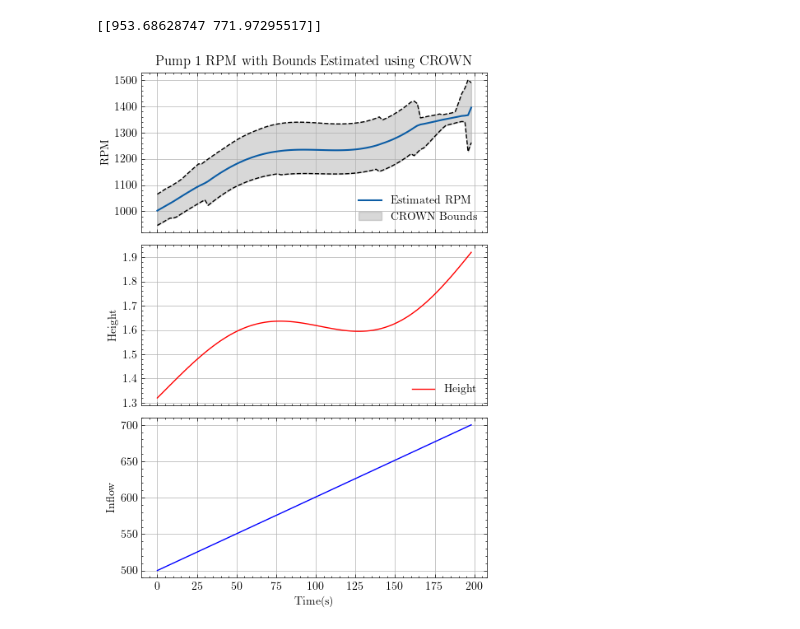
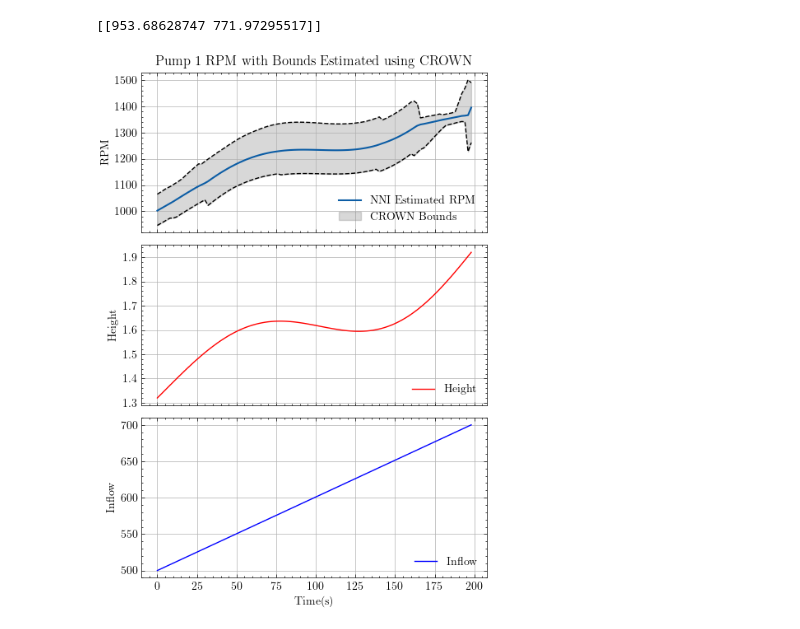
Before and after one commit to alquat/nni_verification, a Jupyter notebook: mpc_imitator_verification.ipynb, the cells around one changed output. Drawn from its saved outputs; the diff is of its cells as text; code cells hidden in the pictures.

```diff
--- a/mpc_imitator_verification.ipynb
+++ b/mpc_imitator_verification.ipynb
@@ -99,35 +97,35 @@ df_p2 = results_df[results_df["pump label"] == "pump2"]
 fig, (ax1, ax2, ax3) = plt.subplots(3, 1, figsize=(5, 7), sharex=True)
 
 # Plot Pump 1 RPM with Bounds
-ax1.plot(df_p1["pump_rpm estimated"], label="Estimated RPM", linewidth=1.5)
+ax1.plot(df_p1["pump_rpm estimated"], label="NNI Estimated RPM", linewidth=1.5)
 ax1.plot(df_p1["lower_bound"], color="black", linestyle='dashed')
 ax1.plot(df_p1["upper_bound"], color="black", linestyle='dashed')
 ax1.fill_between(df_p1.index, df_p1["lower_bound"], df_p1["upper_bound"], color="grey",alpha=0.3, label="CROWN Bounds")
 ax1.set_xlabel("")
 ax1.set_ylabel("RPM")
 ax1.set_title("Pump 1 RPM with Bounds Estimated using CROWN")
 ax1.legend(loc="lower right")
 ax1.grid()
 
 # Plot Height
 ax2.plot(df_p1["height"], color="red", label="Height")
 ax2.set_xlabel("")
 ax2.set_ylabel("Height")
 ax2.legend(loc="lower right")
 ax2.grid()
 
 # Plot Inflow
 # Create a twin Axes sharing the x-axis with ax2
 ax3.plot(df_p1["inflow"], color="blue", label="Inflow")
 ax3.set_ylabel("Inflow")
 ax3.set_xlabel("Time(s)")
-ax2.legend(loc="lower right")
+ax3.legend(loc="lower right")
 ax3.grid()
 
 plt.tight_layout()  # Adjust the spacing between subplots
 
 # Save the plot in PDF format with high quality
 plt.savefig("plot.pdf", dpi=300)
 plt.show()
 # %% [output]
-[figure, old version]
+[figure, new version]
```
Also changed, not shown: parts of 1 cell of this notebook, 1 other file.
